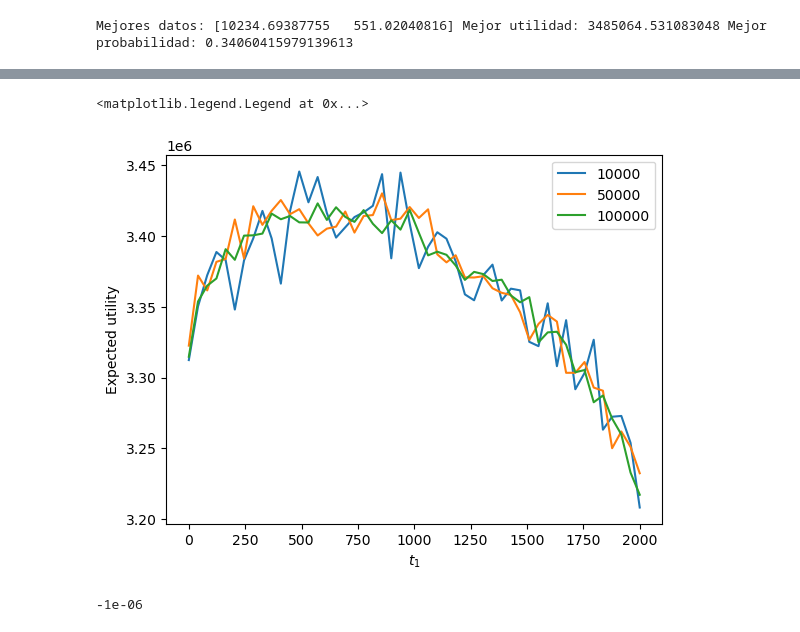
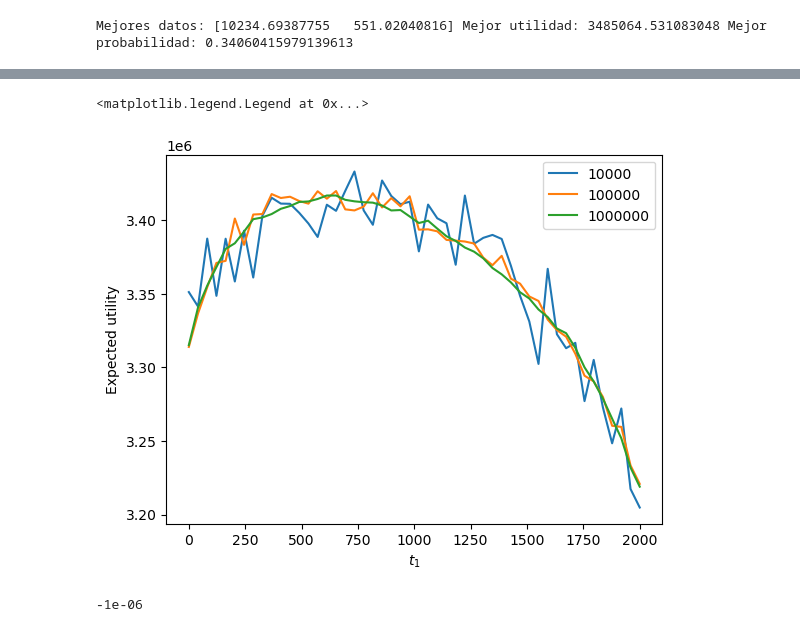
Before and after one commit to pablogarciarce/ProductLaunching, a Jupyter notebook: ProdLaunch.ipynb, the cells around one changed output, grey strips where cells are left out. Cells and saved outputs as stored; diff of their text form; code cells hidden in the pictures.

```diff
--- a/ProdLaunch.ipynb
+++ b/ProdLaunch.ipynb
@@ -337,28 +340,28 @@ plt.show()
 # %%
 c11 = 0.5
 c21 = 1
 c31 = 5
 n = 1000
 T = 2000
 
 utils = []
 utils_vec = []
 utils_est = []
-p1 = 10235
+p1 = 10151.51515152
 for t1 in np.linspace(0, 2000, 50):
     utils.append(compute_expected_utility_vec_random_ac(t1, p1, c11, c21, c31, n, T, ite=10000))
-    utils_vec.append(compute_expected_utility_vec_random_ac(t1, p1, c11, c21, c31, n, T, ite=50000))
-    utils_est.append(compute_expected_utility_vec_random_ac(t1, p1, c11, c21, c31, n, T, ite=100000))
+    utils_vec.append(compute_expected_utility_vec_random_ac(t1, p1, c11, c21, c31, n, T, ite=100000))
+    utils_est.append(compute_expected_utility_vec_random_ac(t1, p1, c11, c21, c31, n, T, ite=1000000))
 
 plt.plot(np.linspace(0, 2000, 50), [u[0] for u in utils])
 plt.plot(np.linspace(0, 2000, 50), [u[0] for u in utils_vec])
 plt.plot(np.linspace(0, 2000, 50), [u[0] for u in utils_est])
 plt.xlabel('$t_1$')
 plt.ylabel('Expected utility')
-plt.legend([10000, 50000, 100000])
+plt.legend([10000, 100000, 1000000])
 # %% [output]
 <matplotlib.legend.Legend at 0x...>
-[figure, old version]
+[figure, new version]
 # %%
 c11 = 0.5
 c21 = 1
```
Also changed, not shown: parts of 9 cells of this notebook, 5 other files.
